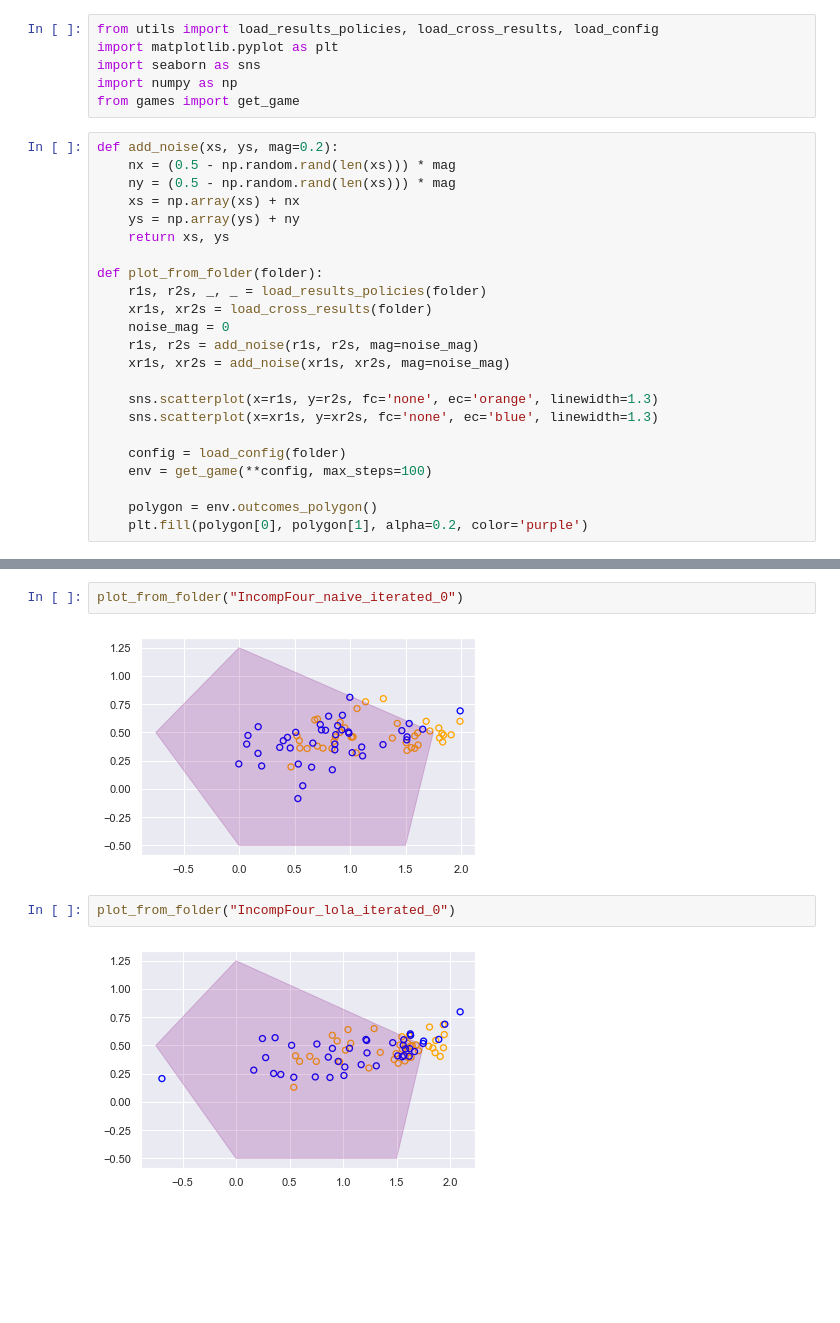
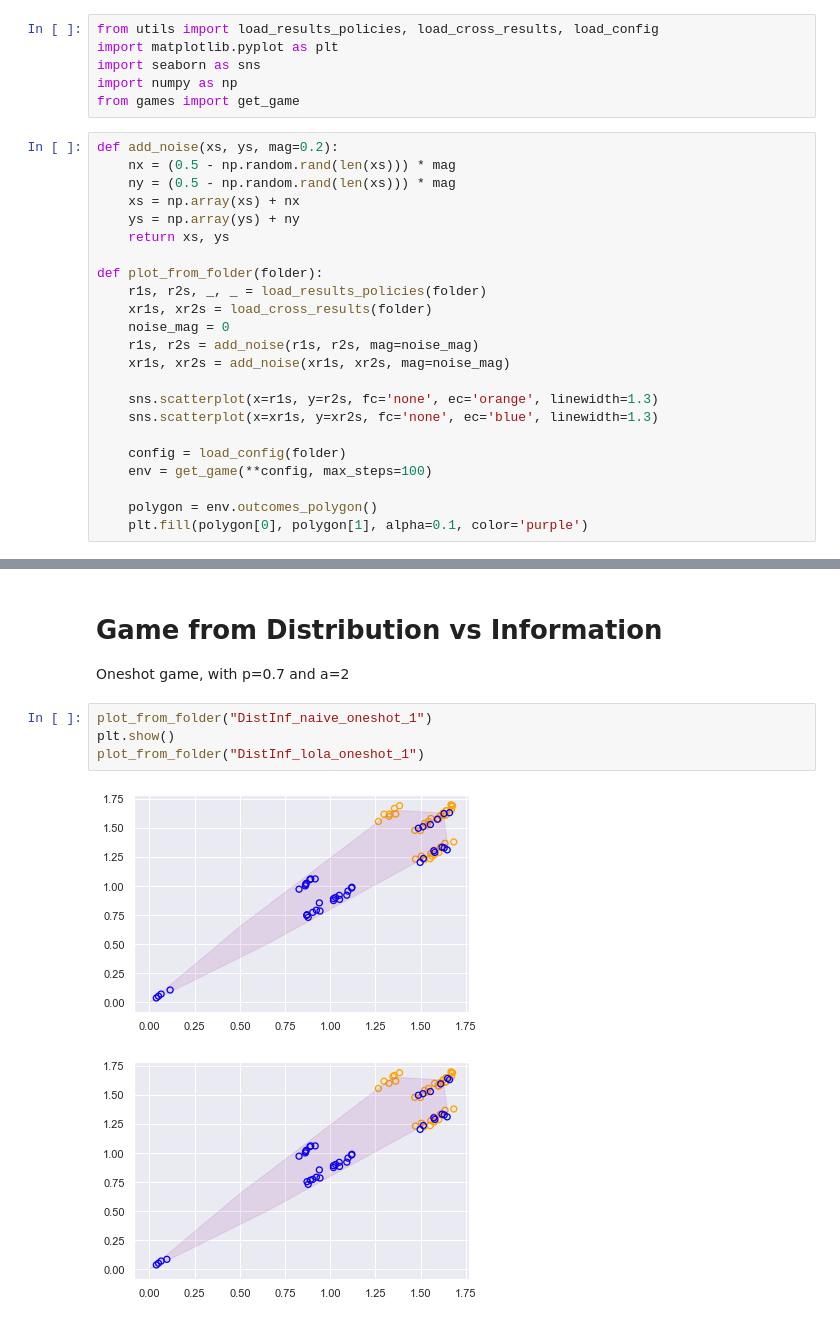
Before and after one commit to hadrien-pouget/MARL_Basic, a Jupyter notebook: show_results.ipynb, the cells around one changed output, grey strips where cells are left out. Cells and saved outputs as stored; diff of their text form; blank space fills up the shorter version.

```diff
--- a/show_results.ipynb
+++ b/show_results.ipynb
@@ -26,4 +26,4 @@ def plot_from_folder(folder):
     env = get_game(**config, max_steps=100)
 
     polygon = env.outcomes_polygon()
-    plt.fill(polygon[0], polygon[1], alpha=0.2, color='purple')
+    plt.fill(polygon[0], polygon[1], alpha=0.1, color='purple')
@@ -54,8 +49,10 @@ plot_from_folder("DistInf_lola_iterated_1")
-# %%
-plot_from_folder("IncompFour_naive_iterated_0")
-# %% [output]
-[figure, removed]
-# %%
-plot_from_folder("IncompFour_lola_iterated_0")
-# %% [output]
-[figure, removed]
+# %% [markdown]
+# Game from Distribution vs Information
+Oneshot game, with p=0.7 and a=2
+# %%
+plot_from_folder("DistInf_naive_oneshot_1")
+plt.show()
+plot_from_folder("DistInf_lola_oneshot_1")
+# %% [output]
+[figure, added]
+[figure, added]
```
Also changed, not shown: parts of 12 cells of this notebook.
